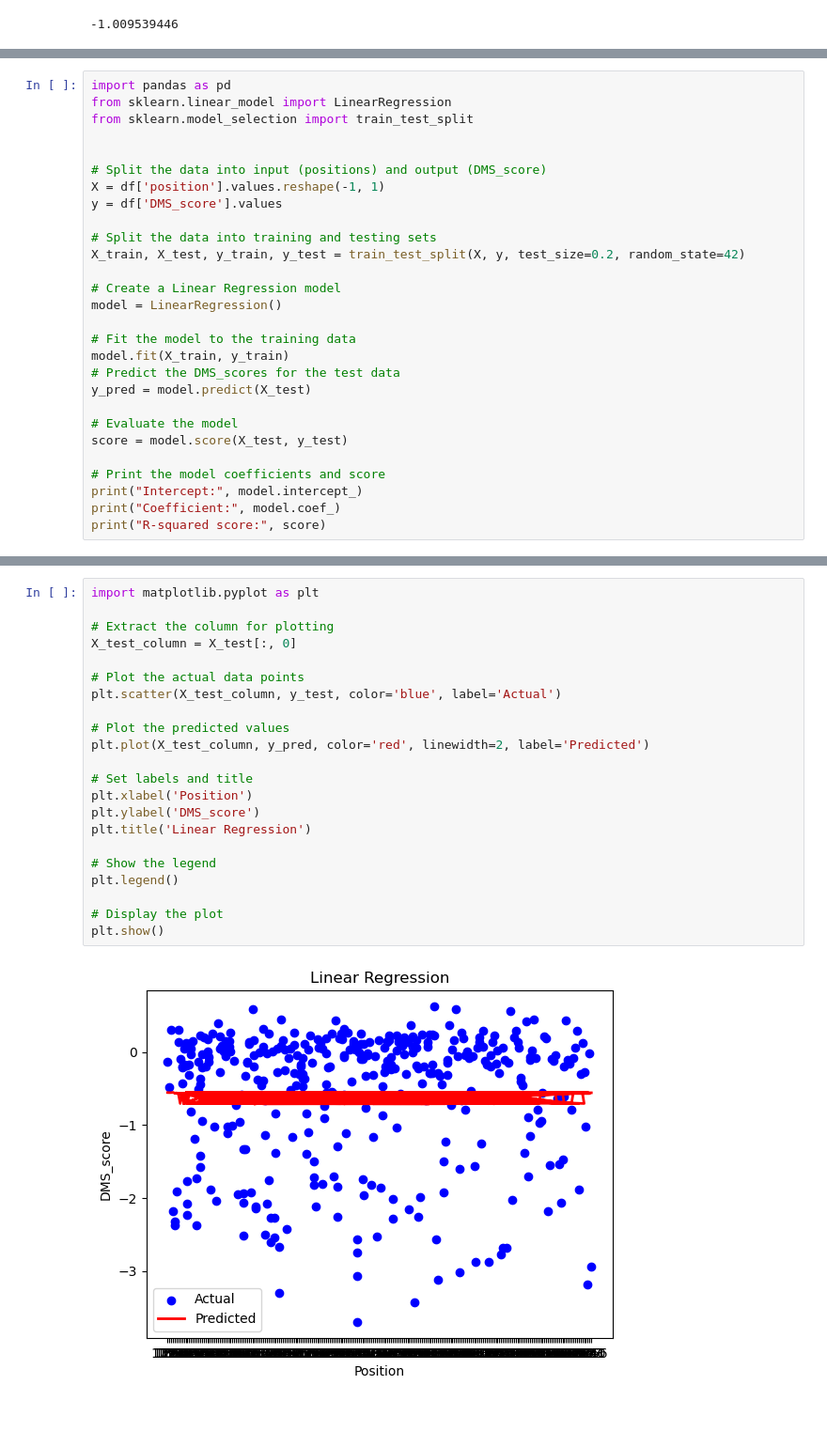
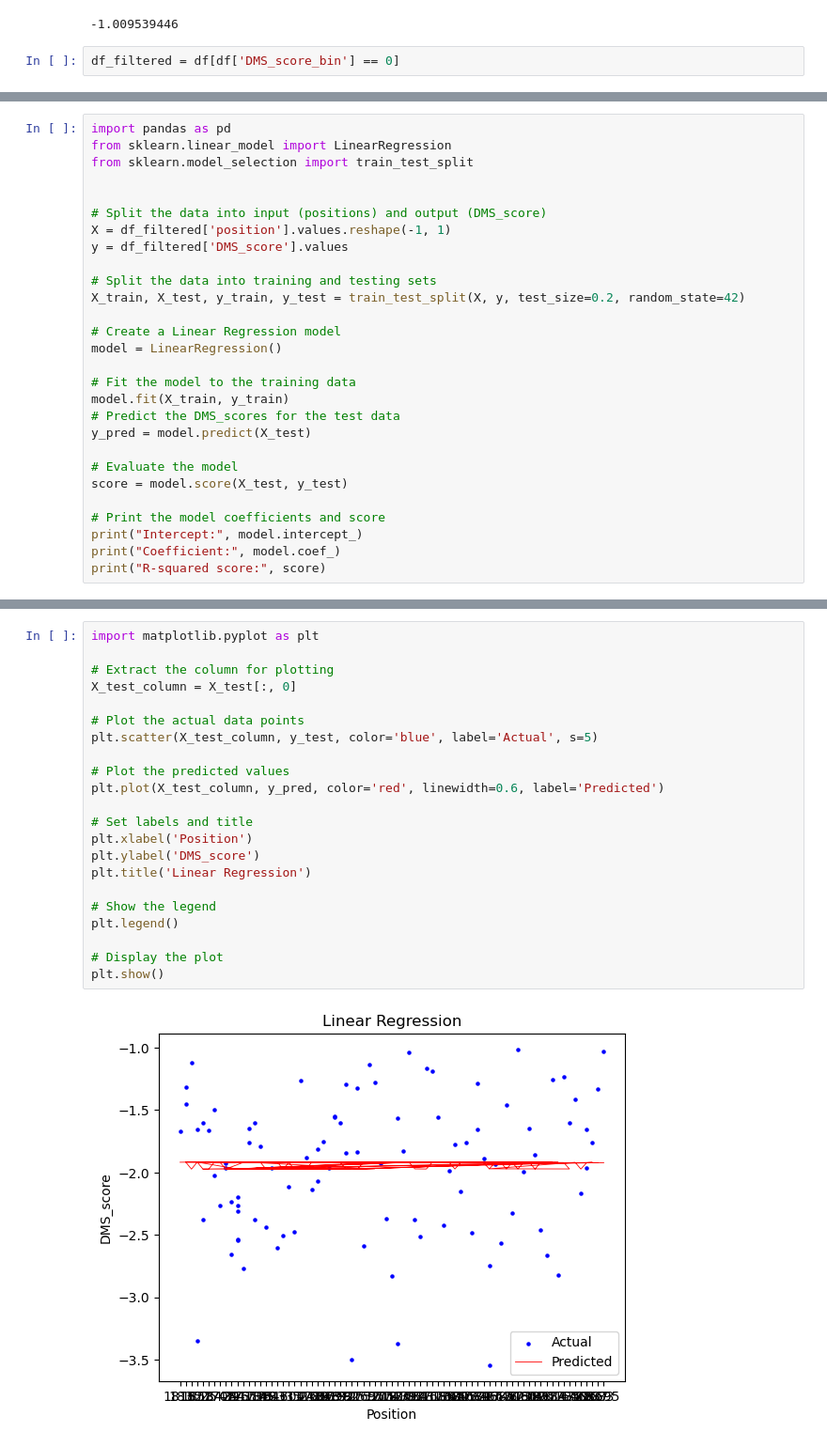
Before and after one commit to datascience-mobi-2023/topic02_team04, a Jupyter notebook: Code1.ipynb, the cells around one changed output, grey strips where cells are left out. Shown at 94% size. Saved outputs shown, nothing was run; the diff lists cells and outputs as text; blank space fills up the shorter version.

```diff
--- a/Code1.ipynb
+++ b/Code1.ipynb
@@ -117,6 +117,8 @@ max_DMS = filtered_df['DMS_score'].max()
 print(max_DMS)
 # %% [output]
 -1.009539446
+# %%
+df_filtered = df[df['DMS_score_bin'] == 0]
 # %%
 import pandas as pd
 from sklearn.linear_model import LinearRegression
@@ -150,8 +152,8 @@ from sklearn.model_selection import train_test_split
 
 
 # Split the data into input (positions) and output (DMS_score)
-X = df['position'].values.reshape(-1, 1)
-y = df['DMS_score'].values
+X = df_filtered['position'].values.reshape(-1, 1)
+y = df_filtered['DMS_score'].values
 
 # Split the data into training and testing sets
 X_train, X_test, y_train, y_test = train_test_split(X, y, test_size=0.2, random_state=42)
@@ -178,24 +180,24 @@ R-squared score: 0.003383618831812263
 # %%
 import matplotlib.pyplot as plt
 
 # Extract the column for plotting
 X_test_column = X_test[:, 0]
 
 # Plot the actual data points
-plt.scatter(X_test_column, y_test, color='blue', label='Actual')
+plt.scatter(X_test_column, y_test, color='blue', label='Actual', s=5)
 
 # Plot the predicted values
-plt.plot(X_test_column, y_pred, color='red', linewidth=2, label='Predicted')
+plt.plot(X_test_column, y_pred, color='red', linewidth=0.6, label='Predicted')
 
 # Set labels and title
 plt.xlabel('Position')
 plt.ylabel('DMS_score')
 plt.title('Linear Regression')
 
 # Show the legend
 plt.legend()
 
 # Display the plot
 plt.show()
 # %% [output]
-[figure, old version]
+[figure, new version]
```
Also changed, not shown: parts of 2 cells of this notebook.
